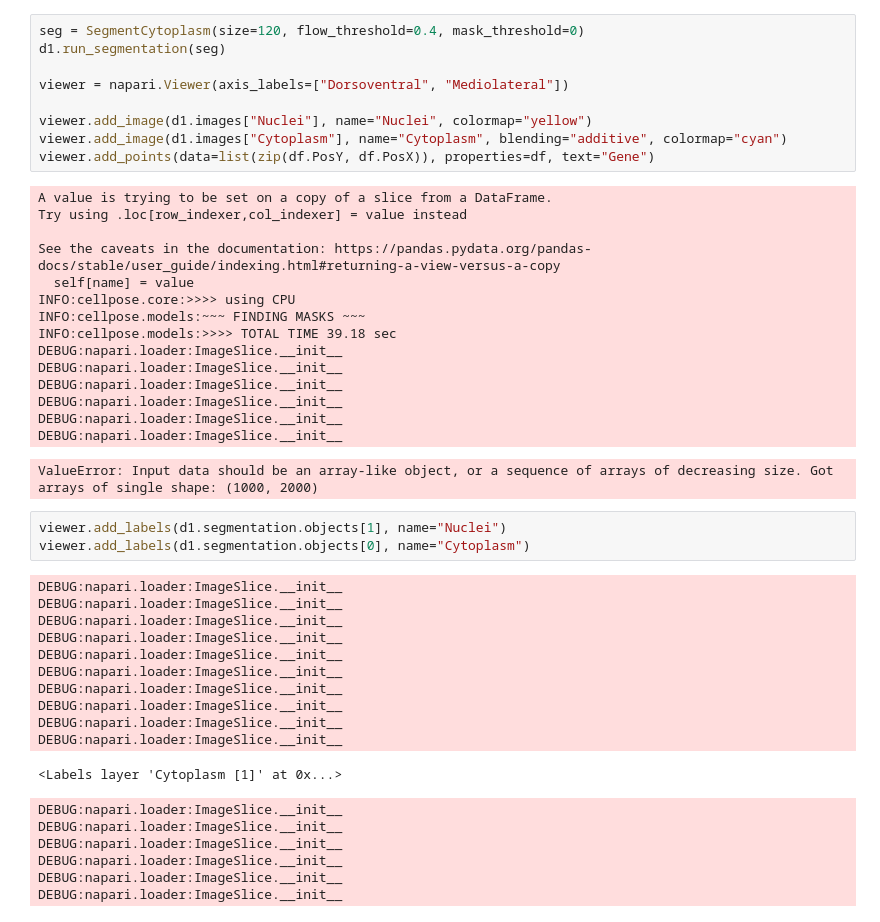
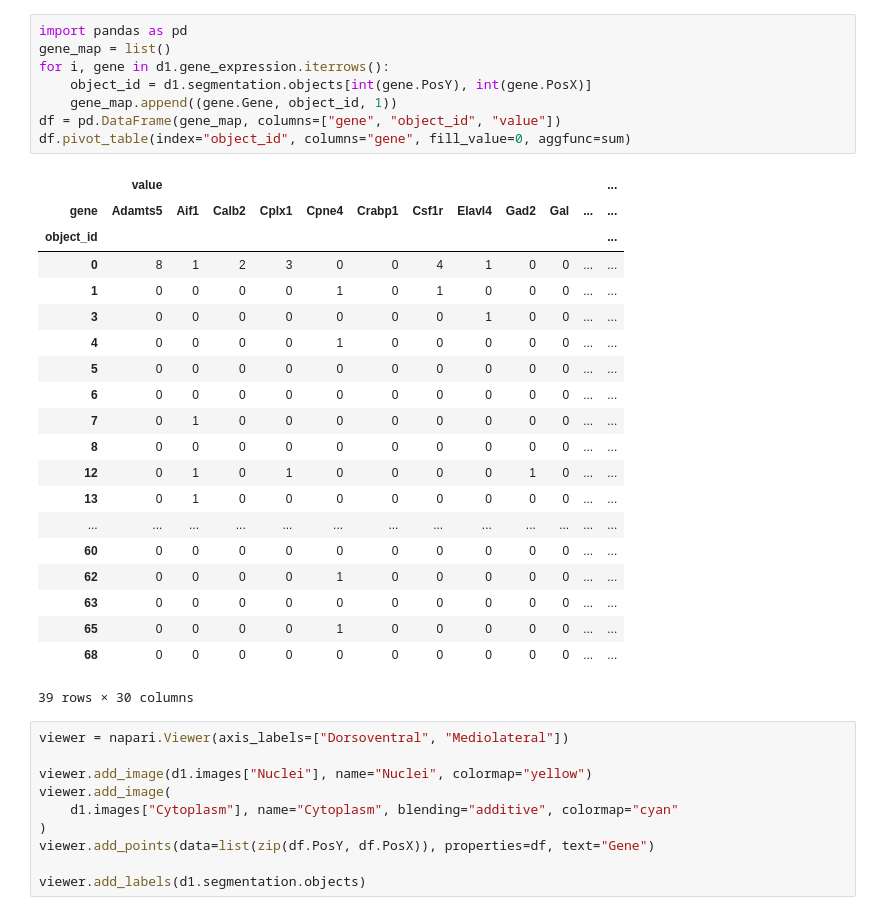
Before and after one commit to JonETJakobsson/scSpatial, a Jupyter notebook: scSpatial/Untitled.ipynb, the cells around one changed output. Saved outputs shown, nothing was run; the diff lists cells and outputs as text.

```diff
--- a/scSpatial/Untitled.ipynb
+++ b/scSpatial/Untitled.ipynb
@@ -47,46 +69,39 @@ arr.shape
+# %%
+import pandas as pd
+gene_map = list()
+for i, gene in d1.gene_expression.iterrows():
+    object_id = d1.segmentation.objects[int(gene.PosY), int(gene.PosX)]
+    gene_map.append((gene.Gene, object_id, 1))
+df = pd.DataFrame(gene_map, columns=["gene", "object_id", "value"])
+df.pivot_table(index="object_id", columns="gene", fill_value=0, aggfunc=sum)
+# %% [output]
+|  | value |  |  |  |  |  |  |  |  |  |  | ... |
+| gene | Adamts5 | Aif1 | Calb2 | Cplx1 | Cpne4 | Crabp1 | Csf1r | Elavl4 | Gad2 | Gal | ... | ... |
+| object_id |  |  |  |  |  |  |  |  |  |  |  | ... |
+| 0 | 8 | 1 | 2 | 3 | 0 | 0 | 4 | 1 | 0 | 0 | ... | ... |
+| 1 | 0 | 0 | 0 | 0 | 1 | 0 | 1 | 0 | 0 | 0 | ... | ... |
+| 3 | 0 | 0 | 0 | 0 | 0 | 0 | 0 | 1 | 0 | 0 | ... | ... |
+| 4 | 0 | 0 | 0 | 0 | 1 | 0 | 0 | 0 | 0 | 0 | ... | ... |
+| 5 | 0 | 0 | 0 | 0 | 0 | 0 | 0 | 0 | 0 | 0 | ... | ... |
+| 6 | 0 | 0 | 0 | 0 | 0 | 0 | 0 | 0 | 0 | 0 | ... | ... |
+| 7 | 0 | 1 | 0 | 0 | 0 | 0 | 0 | 0 | 0 | 0 | ... | ... |
+| 8 | 0 | 0 | 0 | 0 | 0 | 0 | 0 | 0 | 0 | 0 | ... | ... |
+| 12 | 0 | 1 | 0 | 1 | 0 | 0 | 0 | 0 | 1 | 0 | ... | ... |
+| 13 | 0 | 1 | 0 | 0 | 0 | 0 | 0 | 0 | 0 | 0 | ... | ... |
+| ... | ... | ... | ... | ... | ... | ... | ... | ... | ... | ... | ... | ... |
+| 60 | 0 | 0 | 0 | 0 | 0 | 0 | 0 | 0 | 0 | 0 | ... | ... |
+| 62 | 0 | 0 | 0 | 0 | 1 | 0 | 0 | 0 | 0 | 0 | ... | ... |
+| 63 | 0 | 0 | 0 | 0 | 0 | 0 | 0 | 0 | 0 | 0 | ... | ... |
+| 65 | 0 | 0 | 0 | 0 | 1 | 0 | 0 | 0 | 0 | 0 | ... | ... |
+| 68 | 0 | 0 | 0 | 0 | 0 | 0 | 0 | 0 | 0 | 0 | ... | ... |
+39 rows × 30 columns
 # %%
-seg = SegmentCytoplasm(size=120, flow_threshold=0.4, mask_threshold=0)
-d1.run_segmentation(seg)
-
 viewer = napari.Viewer(axis_labels=["Dorsoventral", "Mediolateral"])
 
 viewer.add_image(d1.images["Nuclei"], name="Nuclei", colormap="yellow")
-viewer.add_image(d1.images["Cytoplasm"], name="Cytoplasm", blending="additive", colormap="cyan")
+viewer.add_image(
+    d1.images["Cytoplasm"], name="Cytoplasm", blending="additive", colormap="cyan"
+)
 viewer.add_points(data=list(zip(df.PosY, df.PosX)), properties=df, text="Gene")
+
+viewer.add_labels(d1.segmentation.objects)
-# %% [output]
-A value is trying to be set on a copy of a slice from a DataFrame.
-Try using .loc[row_indexer,col_indexer] = value instead
-
-See the caveats in the documentation: https://pandas.pydata.org/pandas-docs/stable/user_guide/indexing.html#returning-a-view-versus-a-copy
-  self[name] = value
-INFO:cellpose.core:>>>> using CPU
-INFO:cellpose.models:~~~ FINDING MASKS ~~~
-INFO:cellpose.models:>>>> TOTAL TIME 39.18 sec
-DEBUG:napari.loader:ImageSlice.__init__
-DEBUG:napari.loader:ImageSlice.__init__
-DEBUG:napari.loader:ImageSlice.__init__
-DEBUG:napari.loader:ImageSlice.__init__
-DEBUG:napari.loader:ImageSlice.__init__
-DEBUG:napari.loader:ImageSlice.__init__
-ValueError: Input data should be an array-like object, or a sequence of arrays of decreasing size. Got arrays of single shape: (1000, 2000)
-# %%
-viewer.add_labels(d1.segmentation.objects[1], name="Nuclei")
-viewer.add_labels(d1.segmentation.objects[0], name="Cytoplasm")
-# %% [output]
-DEBUG:napari.loader:ImageSlice.__init__
-DEBUG:napari.loader:ImageSlice.__init__
-DEBUG:napari.loader:ImageSlice.__init__
-DEBUG:napari.loader:ImageSlice.__init__
-DEBUG:napari.loader:ImageSlice.__init__
-DEBUG:napari.loader:ImageSlice.__init__
-DEBUG:napari.loader:ImageSlice.__init__
-DEBUG:napari.loader:ImageSlice.__init__
-DEBUG:napari.loader:ImageSlice.__init__
-DEBUG:napari.loader:ImageSlice.__init__
-<Labels layer 'Cytoplasm [1]' at 0x...>
-DEBUG:napari.loader:ImageSlice.__init__
-DEBUG:napari.loader:ImageSlice.__init__
-DEBUG:napari.loader:ImageSlice.__init__
-DEBUG:napari.loader:ImageSlice.__init__
-DEBUG:napari.loader:ImageSlice.__init__
-DEBUG:napari.loader:ImageSlice.__init__
```
Also changed, not shown: parts of 9 cells of this notebook, 2 other files.
